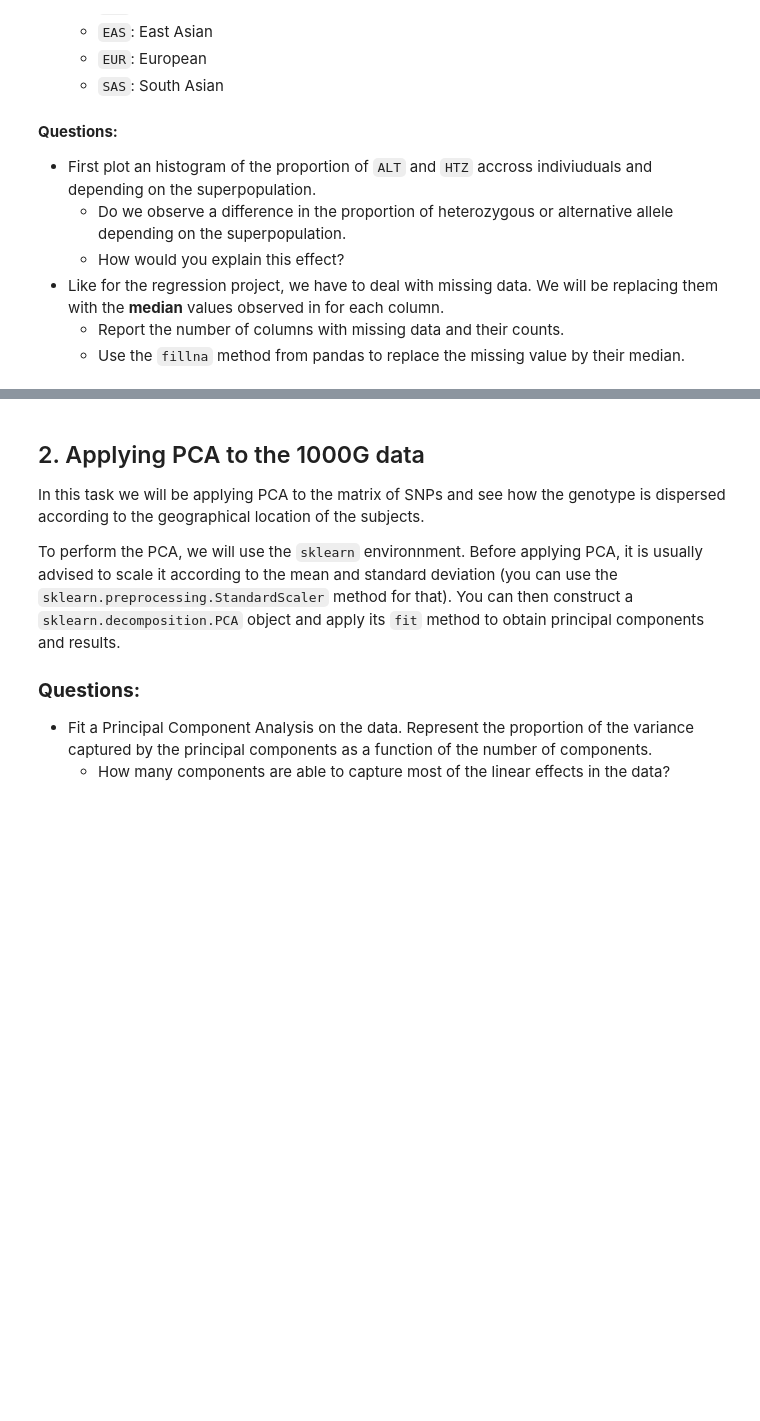
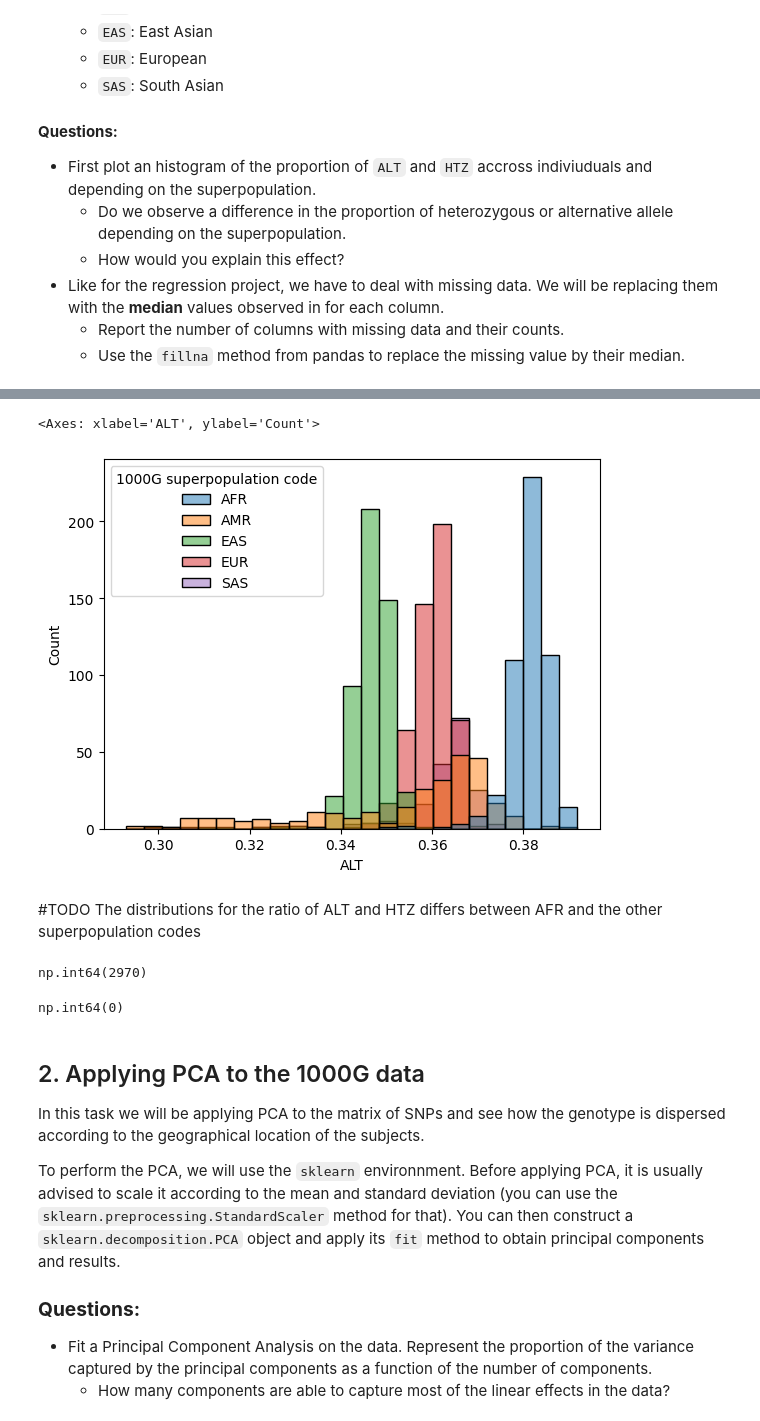
Before and after one commit to Jynns/AppliedPML_GroupA, a Jupyter notebook: assignement-LDA/LDA_project.ipynb, the cells around one changed output, grey strips where cells are left out. Saved outputs shown, nothing was run; the diff lists cells and outputs as text; code cells hidden in the pictures; blank space fills up the shorter version.

```diff
--- a/assignement-LDA/LDA_project.ipynb
+++ b/assignement-LDA/LDA_project.ipynb
@@ -100,0 +127,22 @@ sns.histplot(geno_prop, x= "HTZ",
+# %%
+## Compute the proportion of alleles and impute the NAs
+
+## You code here
+geno_prop = genotype_w_annotation
+# group by 1000G superpopulation code
+cols = [i for i in range(0, genotypes.shape[1]-1)]
+
+geno_prop['ALT'] = (geno_prop[cols] == 1).mean(axis=1)
+### Plotting can be done with the seaborn function
+
+sns.histplot(geno_prop, x= "ALT",
+             hue = '1000G superpopulation code')
+# %% [output]
+<Axes: xlabel='ALT', ylabel='Count'>
+[figure, added]
+# %% [markdown]
+#TODO The distributions for the ratio of ALT and HTZ differs between AFR and the other superpopulation codes
+# %%
+genotype_w_annotation[cols].isna().sum(axis=0).sum()
+# %% [output]
+np.int64(2970)
@@ -101,3 +152,7 @@ sns.histplot(geno_prop, x= "HTZ",
+# %%
+genotype_w_annotation[cols].isna().sum(axis=0).sum()
+# %% [output]
+np.int64(0)
 # %% [markdown]
 ## 2. Applying PCA to the 1000G data
 
```
Also changed, not shown: parts of 4 cells of this notebook, 2 other files.
